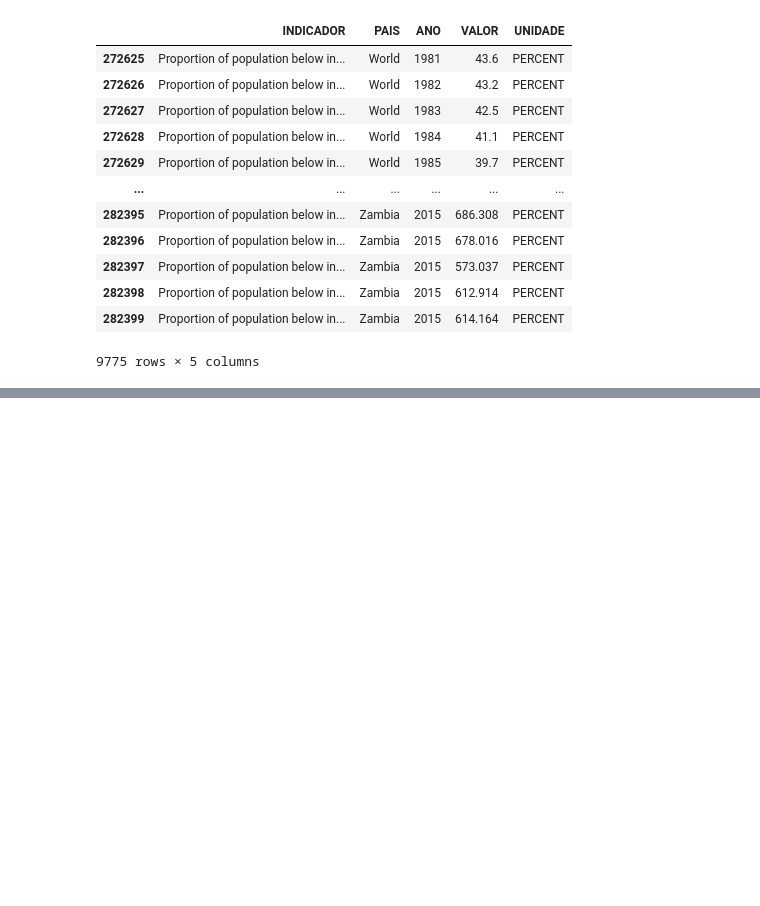
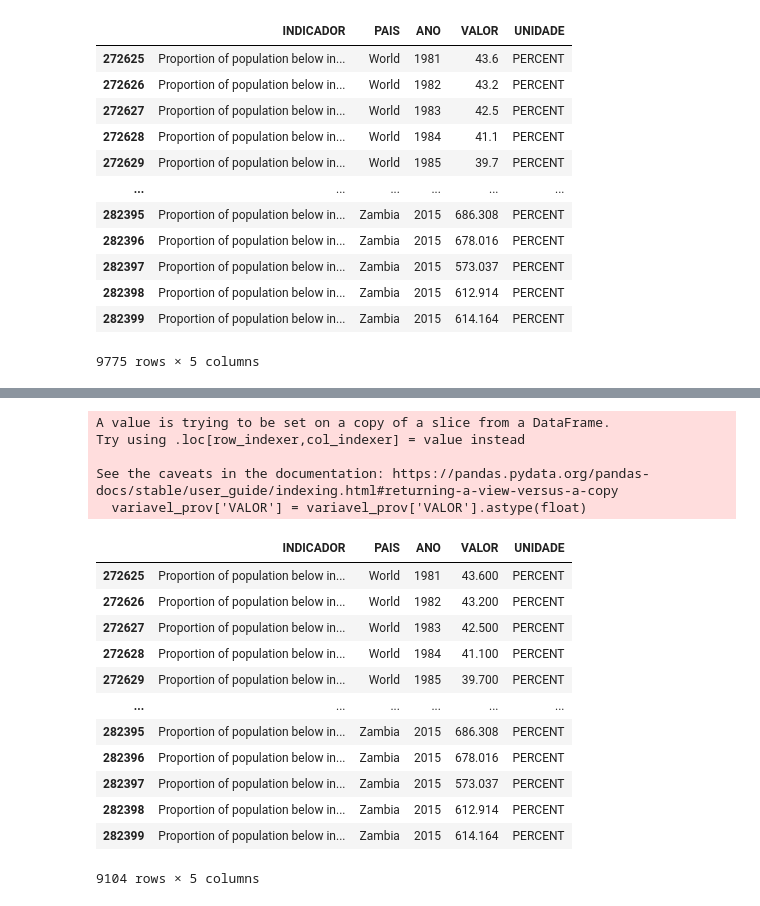
Before and after one commit to carlosferreirareis/Nacoes_Unidas, a Jupyter notebook: Nacoes_Unidas.ipynb, the cells around one changed output, grey strips where cells are left out. Cells and saved outputs as stored; diff of their text form; code cells hidden in the pictures; blank space fills up the shorter version.

Commit message:
Atualizacao Python DataFrame

```diff
--- a/Nacoes_Unidas.ipynb
+++ b/Nacoes_Unidas.ipynb
@@ -780,0 +811,25 @@ nacoesunidasfinal.loc[nacoesunidasfinal['INDICADOR'] == 'Proportion of populatio
+# %%
+variavel_prov['VALOR'] = variavel_prov['VALOR'].astype(float)
+# %% [output]
+A value is trying to be set on a copy of a slice from a DataFrame.
+Try using .loc[row_indexer,col_indexer] = value instead
+
+See the caveats in the documentation: https://pandas.pydata.org/pandas-docs/stable/user_guide/indexing.html#returning-a-view-versus-a-copy
+  variavel_prov['VALOR'] = variavel_prov['VALOR'].astype(float)
+# %%
+dados_desproporcionais = variavel_prov.loc[(variavel_prov['INDICADOR'] == 'Proportion of population below international poverty line') & (variavel_prov['VALOR'] > 0)]
+dados_desproporcionais
+# %% [output]
+|  | INDICADOR | PAIS | ANO | VALOR | UNIDADE |
+| 272625 | Proportion of population below in... | World | 1981 | 43.600 | PERCENT |
+| 272626 | Proportion of population below in... | World | 1982 | 43.200 | PERCENT |
+| 272627 | Proportion of population below in... | World | 1983 | 42.500 | PERCENT |
+| 272628 | Proportion of population below in... | World | 1984 | 41.100 | PERCENT |
+| 272629 | Proportion of population below in... | World | 1985 | 39.700 | PERCENT |
+| ... | ... | ... | ... | ... | ... |
+| 282395 | Proportion of population below in... | Zambia | 2015 | 686.308 | PERCENT |
+| 282396 | Proportion of population below in... | Zambia | 2015 | 678.016 | PERCENT |
+| 282397 | Proportion of population below in... | Zambia | 2015 | 573.037 | PERCENT |
+| 282398 | Proportion of population below in... | Zambia | 2015 | 612.914 | PERCENT |
+| 282399 | Proportion of population below in... | Zambia | 2015 | 614.164 | PERCENT |
+9104 rows × 5 columns
```
Also changed, not shown: parts of 23 cells of this notebook, 18 other files.
